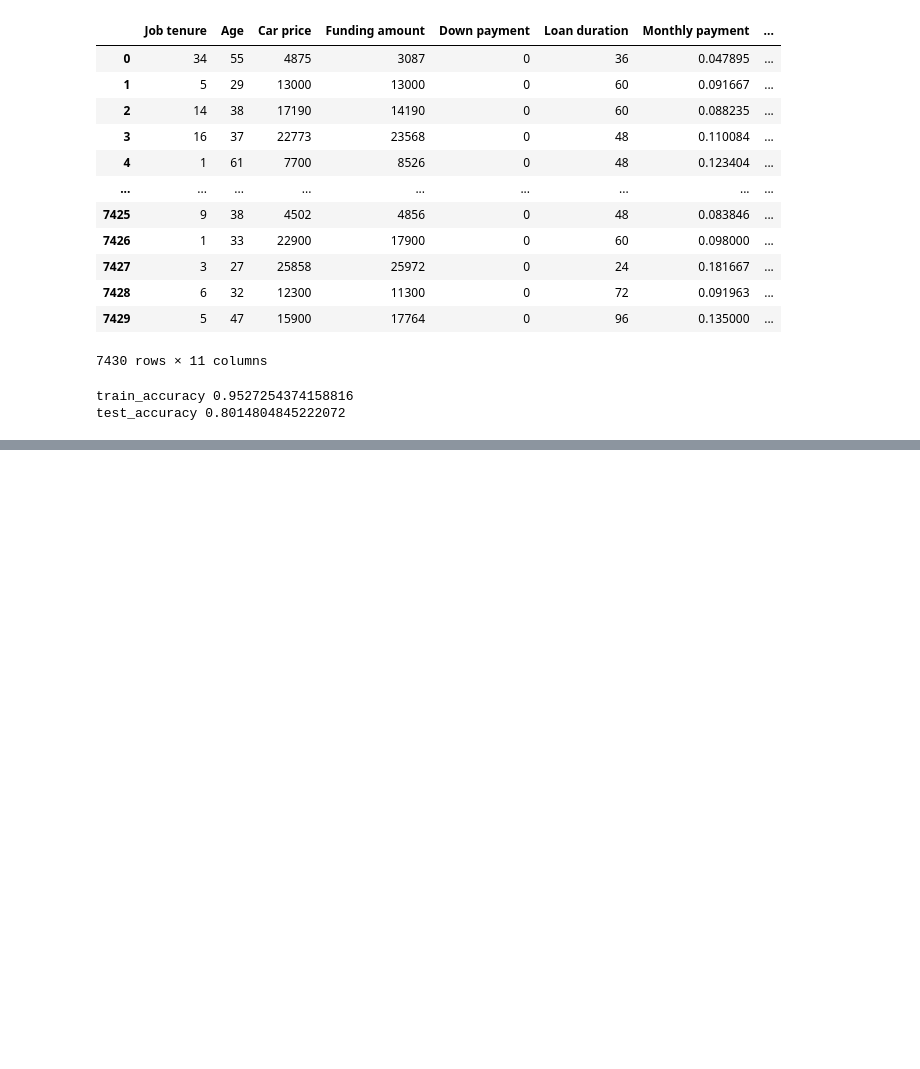
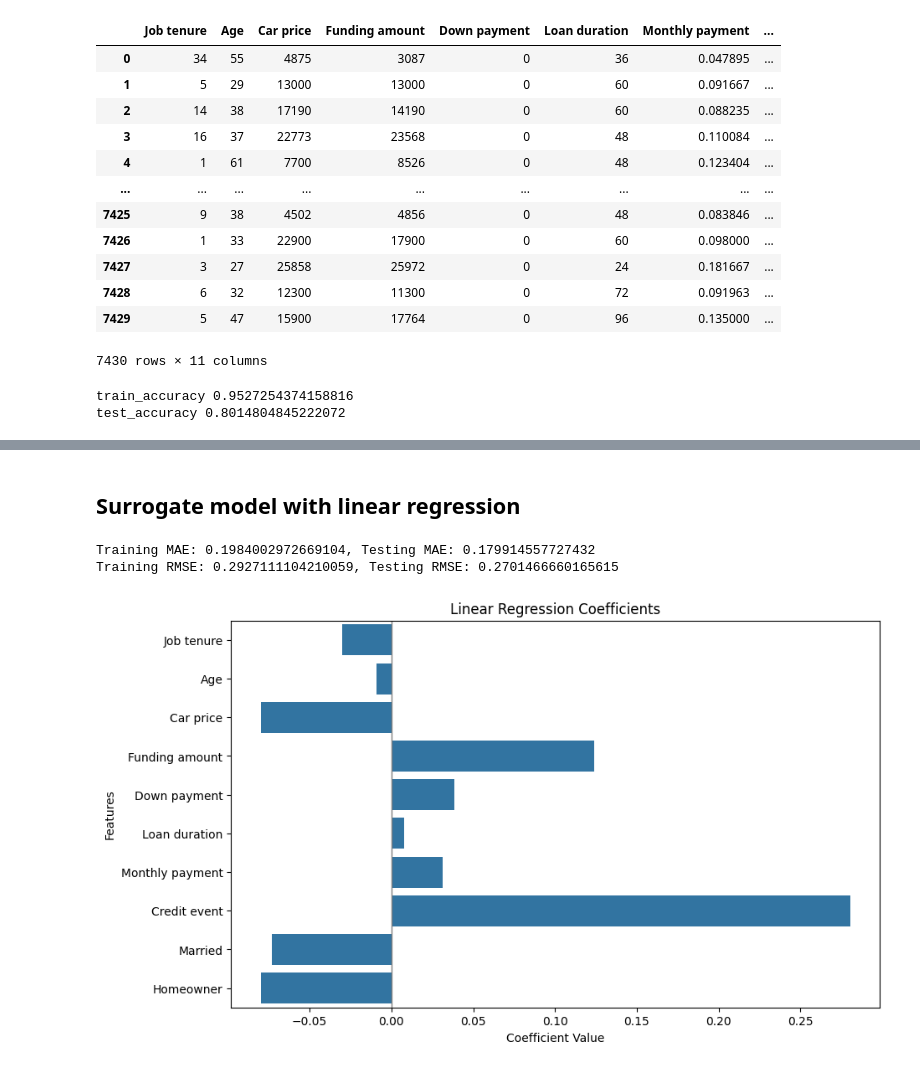
Before and after one commit to AdeStAff/credit_scoring, a Jupyter notebook: blackboxmodel.ipynb, the cells around one changed output, grey strips where cells are left out. Saved outputs shown, nothing was run; the diff lists cells and outputs as text; code cells hidden in the pictures; blank space fills up the shorter version.

Commit message:
surrogate sur blackbox

```diff
--- a/blackboxmodel.ipynb
+++ b/blackboxmodel.ipynb
@@ -65,6 +65,11 @@ test_accuracy = accuracy_score(y_test, test_predictions)
 
 print("train_accuracy", train_accuracy)
 print("test_accuracy", test_accuracy)
+
+# Create a predictions DataFrame with test set predictions
+predictions = X_test.copy()  # Start with test features
+predictions['Predictions'] = test_predictions  # Add predictions
+predictions.index = X_test.index  # Keep the original index
 # %% [output]
 train_accuracy 0.9527254374158816
 test_accuracy 0.8014804845222072
@@ -70,0 +96,41 @@ test_accuracy 0.8014804845222072
+# %% [markdown]
+## Surrogate model with linear regression
+# %%
+X = predictions.drop(columns=['Predictions'])  # Features
+y = predictions['Predictions']  # Target
+
+# Split the data into training and testing sets
+X_train, X_test, y_train, y_test = train_test_split(X, y, test_size=0.2, random_state=42)
+
+# Train a Linear Regression model
+model = LinearRegression()
+model.fit(X_train, y_train)
+
+# Make predictions
+train_predictions = model.predict(X_train)
+test_predictions = model.predict(X_test)
+
+# Calculate MAE and RMSE for training and testing sets
+train_mae = mean_absolute_error(y_train, train_predictions)
+test_mae = mean_absolute_error(y_test, test_predictions)
+
+train_rmse = np.sqrt(mean_squared_error(y_train, train_predictions))
+test_rmse = np.sqrt(mean_squared_error(y_test, test_predictions))
+
+# Print results
+print(f'Training MAE: {train_mae}, Testing MAE: {test_mae}')
+print(f'Training RMSE: {train_rmse}, Testing RMSE: {test_rmse}')
+
+# Visualize the coefficients
+coefficients = pd.DataFrame(model.coef_, X.columns, columns=['Coefficient'])
+plt.figure(figsize=(10, 6))
+sns.barplot(x=coefficients['Coefficient'], y=coefficients.index)
+plt.title('Linear Regression Coefficients')
+plt.xlabel('Coefficient Value')
+plt.ylabel('Features')
+plt.axvline(0, color='grey', lw=1)  # Add a vertical line at x=0
+plt.show()
+# %% [output]
+Training MAE: 0.1984002972669104, Testing MAE: 0.179914557727432
+Training RMSE: 0.2927111104210059, Testing RMSE: 0.2701466660165615
+[figure, added]
```
Also changed, not shown: parts of 3 cells of this notebook.
